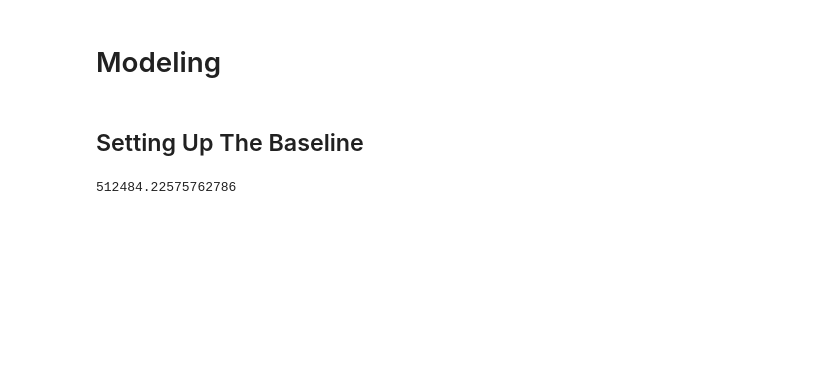
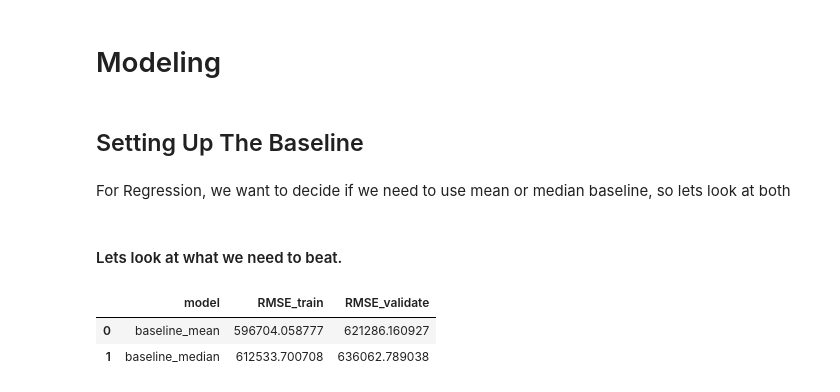
Before and after one commit to paigerackley/zillow-regression-project, a Jupyter notebook: final_notebook.ipynb, the cells around one changed output. Cells and saved outputs as stored; diff of their text form; code cells hidden in the pictures; blank space fills up the shorter version.

```diff
--- a/final_notebook.ipynb
+++ b/final_notebook.ipynb
@@ -225,9 +227,39 @@ x_test = train_scaled.drop(columns = ['taxvaluedollarcnt', 'taxamount', 'fips_na
 y_train = pd.DataFrame(train_scaled[['taxvaluedollarcnt']])
 # %% [markdown]
 ## Setting Up The Baseline
+# %% [markdown]
+For Regression, we want to decide if we need to use mean or median baseline, so lets look at both
 # %%
-# Using the mean for baseline
-baseline = train_scaled.taxvaluedollarcnt.mean()
-baseline
+#Create mean baseline model
+y_train['baseline_mean_pred'] = y_train['taxvaluedollarcnt'].mean()
+y_validate['baseline_mean_pred'] = y_validate['taxvaluedollarcnt'].mean()
+
+#Create median baseline model
+y_train['baseline_median_pred'] = y_train['taxvaluedollarcnt'].median()
+y_validate['baseline_median_pred'] = y_validate['taxvaluedollarcnt'].median()
-# %% [output]
-512484.22575762786
+# %% [markdown]
+#### Lets look at what we need to beat.
+# %%
+#determine RSMSE
+results = []
+
+baseline_mean = {
+    'model':'baseline_mean',
+    'RMSE_train': mean_squared_error(y_train['taxvaluedollarcnt'], y_train['baseline_mean_pred'])**(0.5),
+    'RMSE_validate': mean_squared_error(y_validate['taxvaluedollarcnt'], y_validate['baseline_mean_pred'])**(0.5)
+
+}
+baseline_median = {
+    'model':'baseline_median',
+    'RMSE_train': mean_squared_error(y_train['taxvaluedollarcnt'], y_train['baseline_median_pred'])**(0.5),
+    'RMSE_validate': mean_squared_error(y_validate['taxvaluedollarcnt'], y_validate['baseline_median_pred'])**(0.5)
+
+}
+results.append(baseline_mean)
+results.append(baseline_median)
+
+pd.DataFrame(results)
+# %% [output]
+|  | model | RMSE_train | RMSE_validate |
+| 0 | baseline_mean | 596704.058777 | 621286.160927 |
+| 1 | baseline_median | 612533.700708 | 636062.789038 |
```
Also changed, not shown: parts of 18 cells of this notebook, 1 other file.
